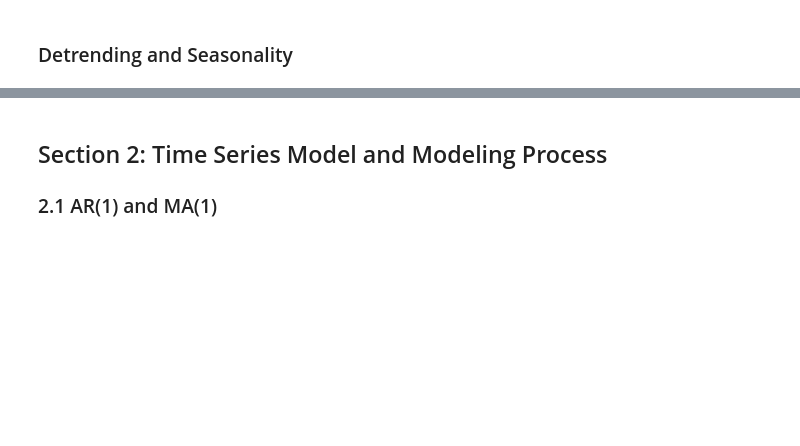
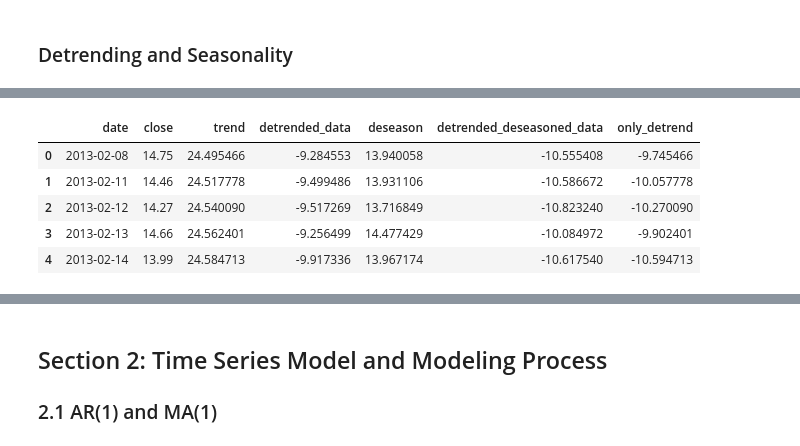
Before and after one commit to wangyeye66/5221-Final-Project, a Jupyter notebook: Code_5221.ipynb, the cells around one changed output, grey strips where cells are left out. Cells and saved outputs as stored; diff of their text form; code cells hidden in the pictures; blank space fills up the shorter version.

```diff
--- a/Code_5221.ipynb
+++ b/Code_5221.ipynb
@@ -114,6 +147,15 @@ len(trend)
 # %%
 ALL_1['trend'] = trend
-detrended_data = y - trend
+ALL_1['detrended_deseasoned_data'] = y - trend
+ALL_1['only_detrend'] = ALL_1['close'] - trend
+ALL_1.head()
+# %% [output]
+|  | date | close | trend | detrended_data | deseason | detrended_deseasoned_data | only_detrend |
+| 0 | 2013-02-08 | 14.75 | 24.495466 | -9.284553 | 13.940058 | -10.555408 | -9.745466 |
+| 1 | 2013-02-11 | 14.46 | 24.517778 | -9.499486 | 13.931106 | -10.586672 | -10.057778 |
+| 2 | 2013-02-12 | 14.27 | 24.540090 | -9.517269 | 13.716849 | -10.823240 | -10.270090 |
+| 3 | 2013-02-13 | 14.66 | 24.562401 | -9.256499 | 14.477429 | -10.084972 | -9.902401 |
+| 4 | 2013-02-14 | 13.99 | 24.584713 | -9.917336 | 13.967174 | -10.617540 | -10.594713 |
 # %%
 plt.figure(figsize=(12, 6))
 plt.plot(X, y, label='Original Data')
```
Also changed, not shown: parts of 24 cells of this notebook.
